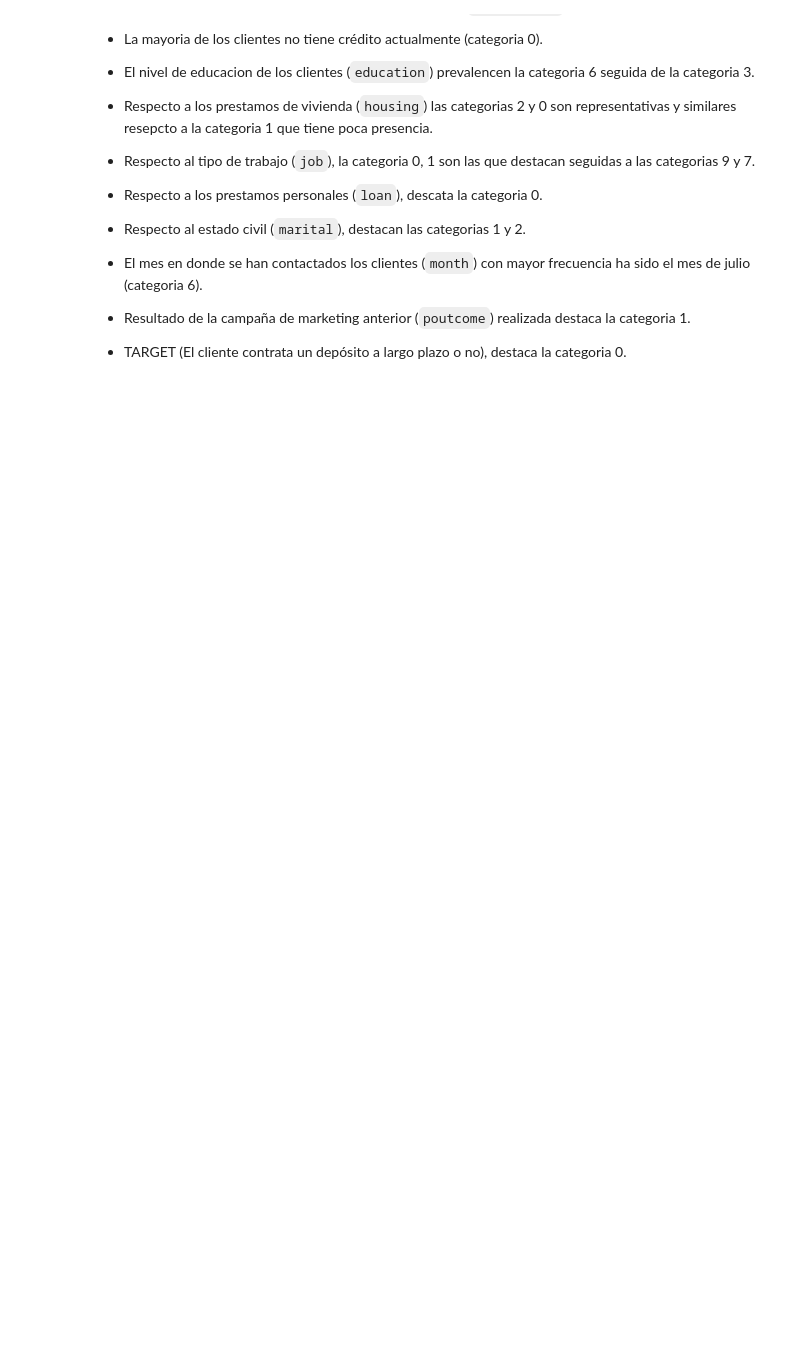
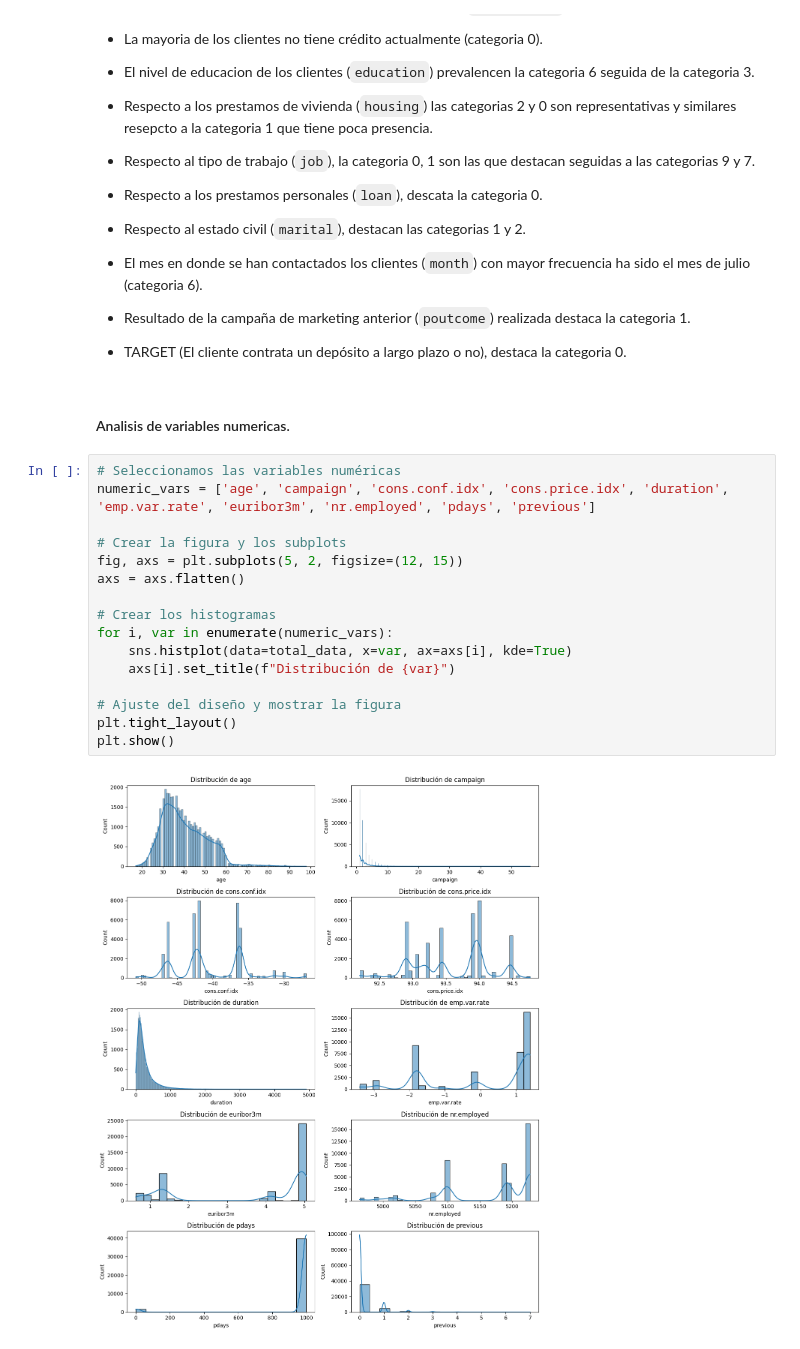
Before and after one commit to pjparreaza/Primer_Algoritmo_ML, a Jupyter notebook: src/explore.ipynb, the cells around one changed output. Saved outputs shown, nothing was run; the diff lists cells and outputs as text; blank space fills up the shorter version.

```diff
--- a/src/explore.ipynb
+++ b/src/explore.ipynb
@@ -123,3 +123,23 @@ Podemos observar lo siguiente en el histograma:
 * Resultado de la campaña de marketing anterior (`poutcome`) realizada destaca la categoria 1.
 
 * TARGET (El cliente contrata un depósito a largo plazo o no), destaca la categoria 0.
+# %% [markdown]
+#### Analisis de variables numericas.
+# %%
+# Seleccionamos las variables numéricas
+numeric_vars = ['age', 'campaign', 'cons.conf.idx', 'cons.price.idx', 'duration', 'emp.var.rate', 'euribor3m', 'nr.employed', 'pdays', 'previous']
+
+# Crear la figura y los subplots
+fig, axs = plt.subplots(5, 2, figsize=(12, 15))
+axs = axs.flatten()
+
+# Crear los histogramas
+for i, var in enumerate(numeric_vars):
+    sns.histplot(data=total_data, x=var, ax=axs[i], kde=True)
+    axs[i].set_title(f"Distribución de {var}")
+
+# Ajuste del diseño y mostrar la figura
+plt.tight_layout()
+plt.show()
+# %% [output]
+[figure, added]
```
